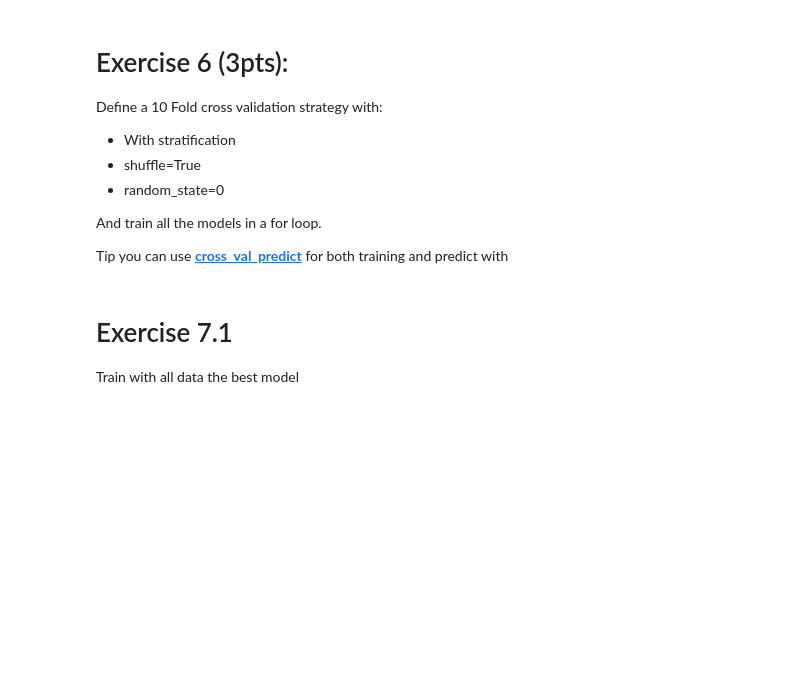
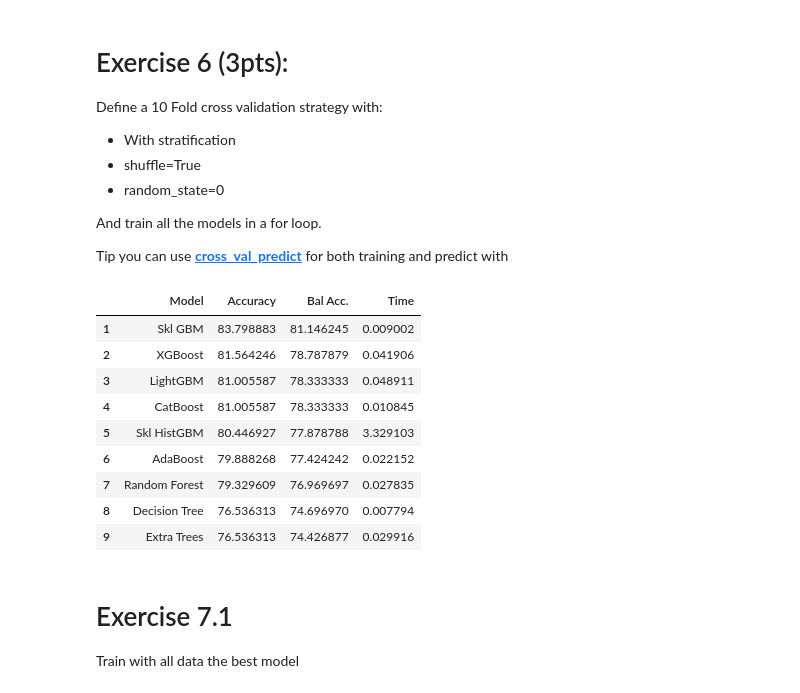
Before and after one commit to Canis-Ignem/nbgrader_submissions, a Jupyter notebook: fe1/11fe1.ipynb, the cells around one changed output. Saved outputs shown, nothing was run; the diff lists cells and outputs as text; code cells hidden in the pictures; blank space fills up the shorter version.

```diff
--- a/fe1/11fe1.ipynb
+++ b/fe1/11fe1.ipynb
@@ -352,36 +488,60 @@ skf = model_selection.StratifiedKFold(
 )
 """
 # YOUR CODE HERE
-raise NotImplementedError()
+skf = model_selection.StratifiedKFold(
+    random_state = 0, n_splits=10, shuffle=True
+)
 
 
 results = pd.DataFrame({'Model': [], 'Accuracy': [], 'Bal Acc.': [], 'Time': []})
 
 """
 for model_name, model in tree_classifiers.items():
     start_time = time.time()
 
     # TRAIN AND GET PREDICTIONS USING cross_val_predict() and x,y
     pred = # CODE HERE
 
     total_time = time.time() - start_time
 
     results = results.append({"Model":    model_name,
                               "Accuracy": metrics.accuracy_score(y_val, pred)*100,
                               "Bal Acc.": metrics.balanced_accuracy_score(y_val, pred)*100,
                               "Time":     total_time},
                               ignore_index=True)
 
 
 """
 
 # YOUR CODE HERE
-raise NotImplementedError()
+for model_name, model in tree_classifiers.items():
+    start_time = time.time()
 
+    # TRAIN AND GET PREDICTIONS USING cross_val_predict() and x,y
+    pred = model.predict(x_val)
+
+    total_time = time.time() - start_time
+
+    results = results.append({"Model":    model_name,
+                              "Accuracy": metrics.accuracy_score(y_val, pred)*100,
+                              "Bal Acc.": metrics.balanced_accuracy_score(y_val, pred)*100,
+                              "Time":     total_time},
+                              ignore_index=True)
 
 results_ord = results.sort_values(by=['Accuracy'], ascending=False, ignore_index=True)
 results_ord.index += 1
 results_ord.style.bar(subset=['Accuracy', 'Bal Acc.'], vmin=0, vmax=100, color='#5fba7d')
+# %% [output]
+|  | Model | Accuracy | Bal Acc. | Time |
+| 1 | Skl GBM | 83.798883 | 81.146245 | 0.009002 |
+| 2 | XGBoost | 81.564246 | 78.787879 | 0.041906 |
+| 3 | LightGBM | 81.005587 | 78.333333 | 0.048911 |
+| 4 | CatBoost | 81.005587 | 78.333333 | 0.010845 |
+| 5 | Skl HistGBM | 80.446927 | 77.878788 | 3.329103 |
+| 6 | AdaBoost | 79.888268 | 77.424242 | 0.022152 |
+| 7 | Random Forest | 79.329609 | 76.969697 | 0.027835 |
+| 8 | Decision Tree | 76.536313 | 74.696970 | 0.007794 |
+| 9 | Extra Trees | 76.536313 | 74.426877 | 0.029916 |
 # %%
 assert results_ord["Accuracy"].min() > 75
 assert results_ord["Bal Acc."].min() > 75
```
Also changed, not shown: parts of 17 cells of this notebook.
